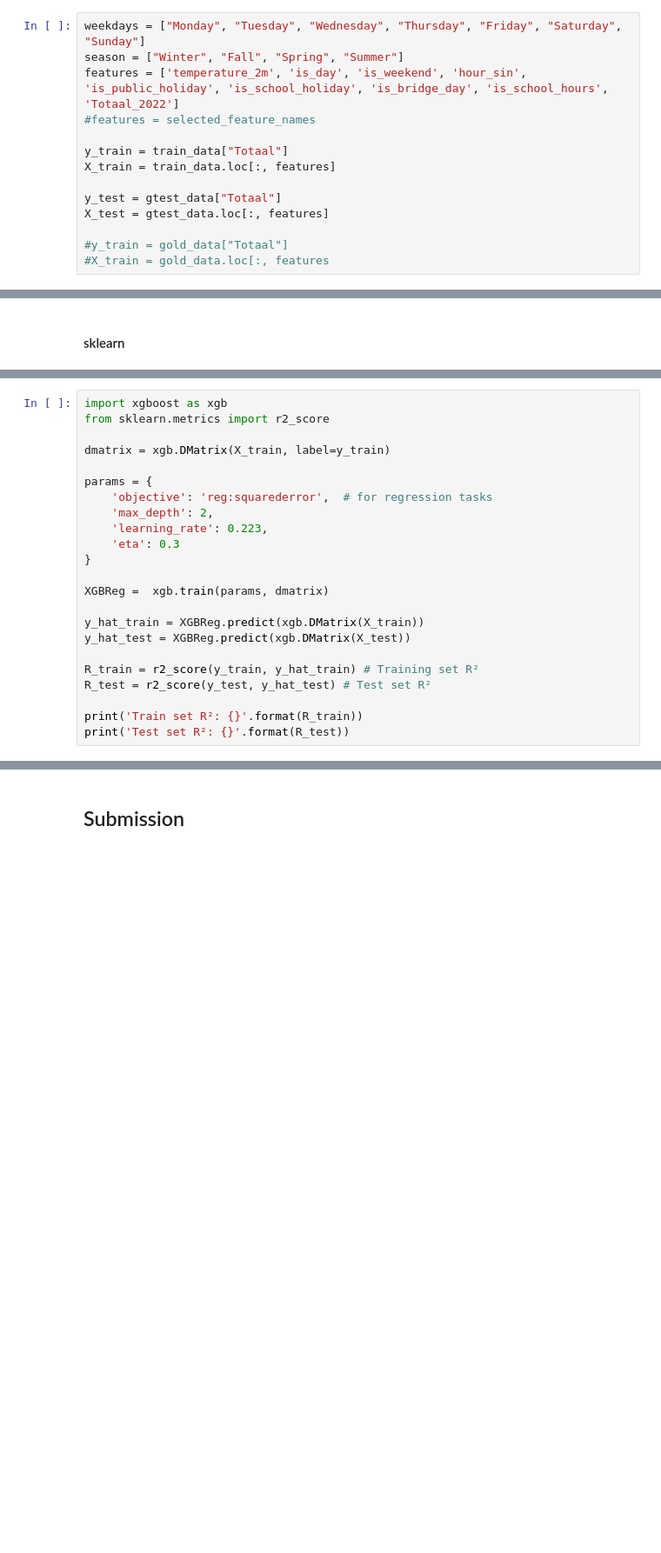
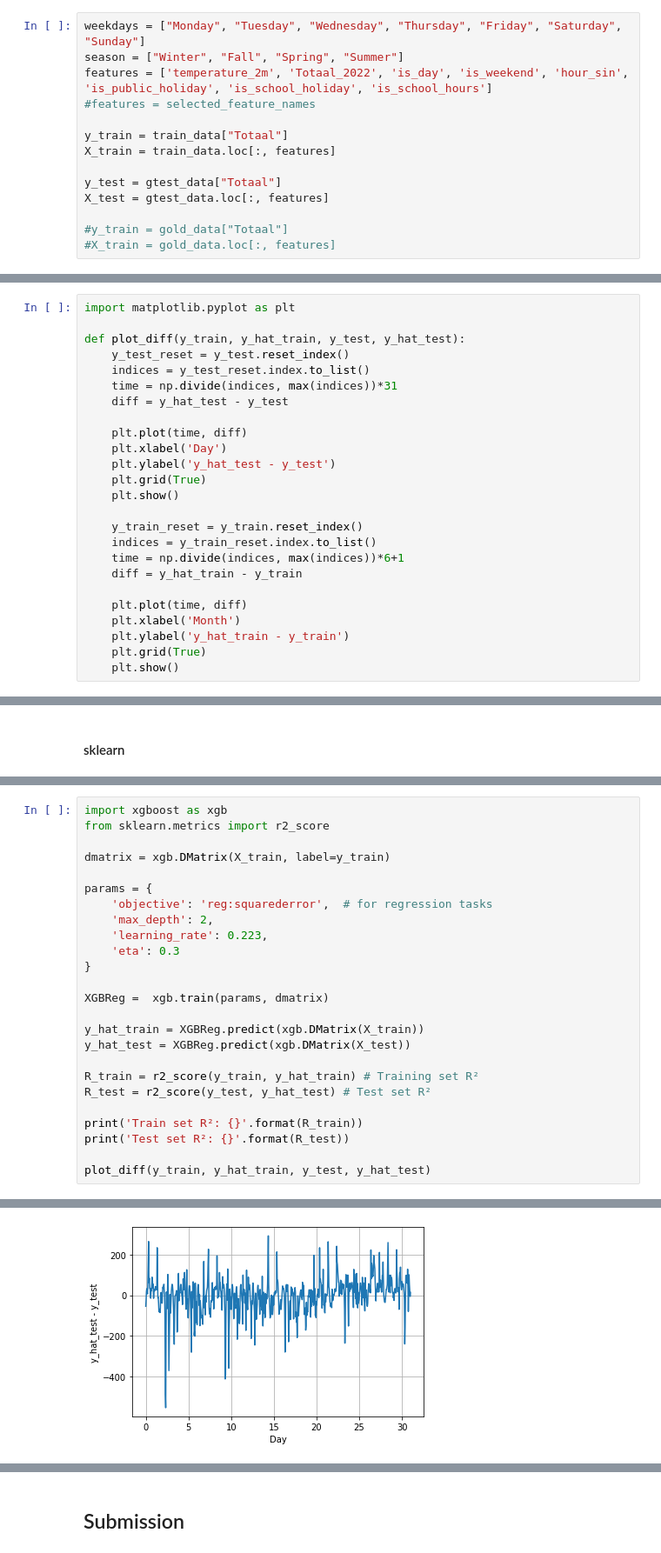
Before and after one commit to Lucmeister55/MLLS_Project1, a Jupyter notebook: project-1-starter-notebook.ipynb, the cells around one changed output, grey strips where cells are left out. Shown: that part at 87% size. Drawn from its saved outputs; the diff is of its cells as text; blank space fills up the shorter version.

```diff
--- a/project-1-starter-notebook.ipynb
+++ b/project-1-starter-notebook.ipynb
@@ -270,7 +272,7 @@ print(selected_feature_names)
 # %%
 weekdays = ["Monday", "Tuesday", "Wednesday", "Thursday", "Friday", "Saturday", "Sunday"]
 season = ["Winter", "Fall", "Spring", "Summer"]
-features = ['temperature_2m', 'is_day', 'is_weekend', 'hour_sin', 'is_public_holiday', 'is_school_holiday', 'is_bridge_day', 'is_school_hours', 'Totaal_2022']
+features = ['temperature_2m', 'Totaal_2022', 'is_day', 'is_weekend', 'hour_sin', 'is_public_holiday', 'is_school_holiday', 'is_school_hours']
 #features = selected_feature_names
 
 y_train = train_data["Totaal"]
@@ -280,7 +282,7 @@ y_test = gtest_data["Totaal"]
 X_test = gtest_data.loc[:, features]
 
 #y_train = gold_data["Totaal"]
-#X_train = gold_data.loc[:, features
+#X_train = gold_data.loc[:, features]
 # %% [markdown]
 ### Preprocessing
 # %%
@@ -296,6 +298,31 @@ sns.pairplot(gold_data.loc[:,plot_features + ['Totaal']])
 def compute_MSE(y_true, y_predicted):
     """Obtain MSE between true y's and predicted y's"""
     return(np.mean((y_true-y_predicted)**2))
+# %%
+import matplotlib.pyplot as plt
+
+def plot_diff(y_train, y_hat_train, y_test, y_hat_test):
+    y_test_reset = y_test.reset_index()
+    indices = y_test_reset.index.to_list()
+    time = np.divide(indices, max(indices))*31
+    diff = y_hat_test - y_test
+
+    plt.plot(time, diff)
+    plt.xlabel('Day')
+    plt.ylabel('y_hat_test - y_test')
+    plt.grid(True)
+    plt.show()
+
+    y_train_reset = y_train.reset_index()
+    indices = y_train_reset.index.to_list()
+    time = np.divide(indices, max(indices))*6+1
+    diff = y_hat_train - y_train
+
+    plt.plot(time, diff)
+    plt.xlabel('Month')
+    plt.ylabel('y_hat_train - y_train')
+    plt.grid(True)
+    plt.show()
 # %% [markdown]
 ### Linear Regression
 # %%
@@ -603,4 +624,6 @@ R_test = r2_score(y_test, y_hat_test) # Test set R²
 
 print('Train set R²: {}'.format(R_train))
 print('Test set R²: {}'.format(R_test))
+
+plot_diff(y_train, y_hat_train, y_test, y_hat_test)
 # %% [output]
@@ -608,0 +632 @@ Test set R²: 0.5585599544450588
+[figure, added]
```
Also changed, not shown: parts of 20 cells of this notebook.
